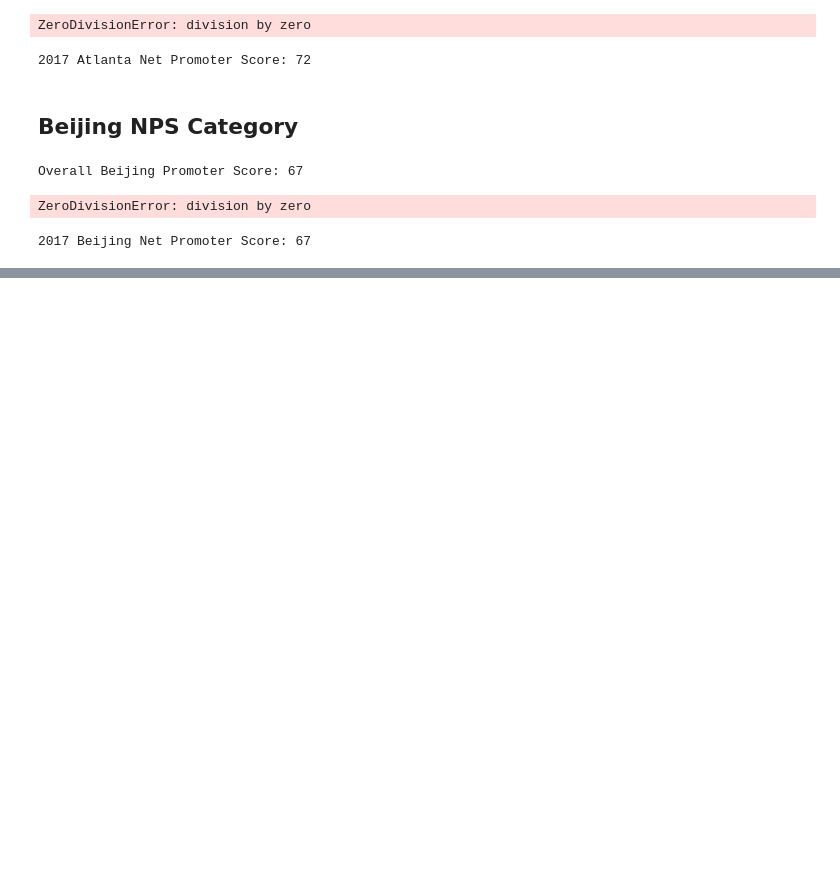
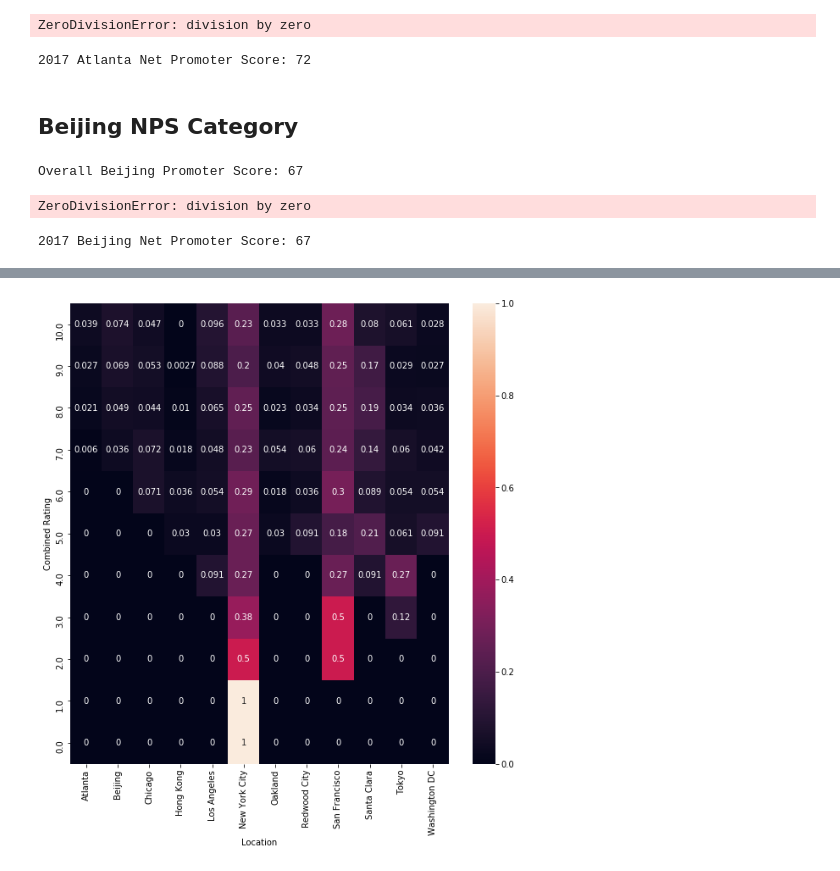
Before and after one commit to RaymondDashWu/DS1.1-Class-Files, a Jupyter notebook: NPS_Make_School.ipynb, the cells around one changed output, grey strips where cells are left out. Drawn from its saved outputs; the diff is of its cells as text; code cells hidden in the pictures; blank space fills up the shorter version.

Commit message:
[ADD] Visualizations / graphs

```diff
--- a/NPS_Make_School.ipynb
+++ b/NPS_Make_School.ipynb
@@ -1214,0 +1250,5 @@ print("2017 Beijing Net Promoter Score:", int((promoters_Beijing_2017 - detracto
+# %%
+dfs['Combined Rating'] = dfs["Rating (Num)"]
+dfs['Combined Rating'].fillna(dfs["How would you rate your overall satisfaction with the Summer Academy this week?"])
+dfs['Combined Rating'].fillna(dfs["How likely is it that you would recommend the Make School Summer Academy to a friend?"])
+dfs.head()
@@ -1214,0 +1276,7 @@ print("2017 Beijing Net Promoter Score:", int((promoters_Beijing_2017 - detracto
+# %%
+# sns.heatmap(pd.crosstab(dfs.groupby(['How likely is it that you would recommend the Make School Summer Academy to a friend?', 'Rating (Num)', 'How would you rate your overall satisfaction with the Summer Academy this week?']), dfs['Location'], normalize = 'index'), annot = True)
+plt.figure(figsize=(10,10))
+
+sns.heatmap(pd.crosstab(dfs['Combined Rating'], dfs['Location'], normalize = 'index'), annot = True).invert_yaxis()
+# %% [output]
+[figure, added]
```
Also changed, not shown: parts of 10 cells of this notebook.
